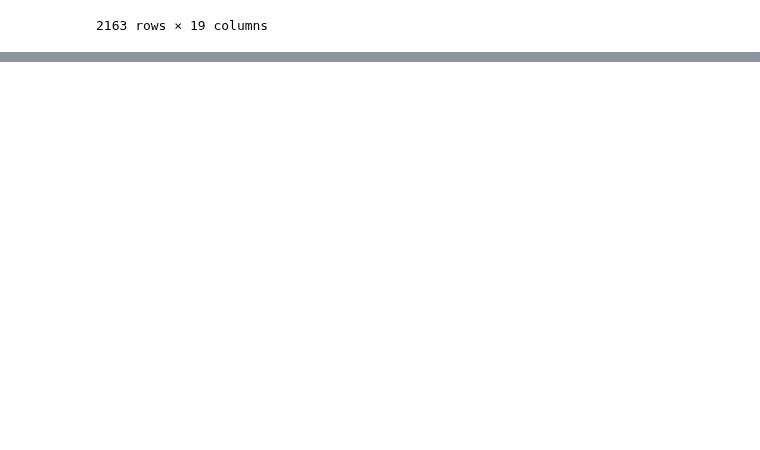
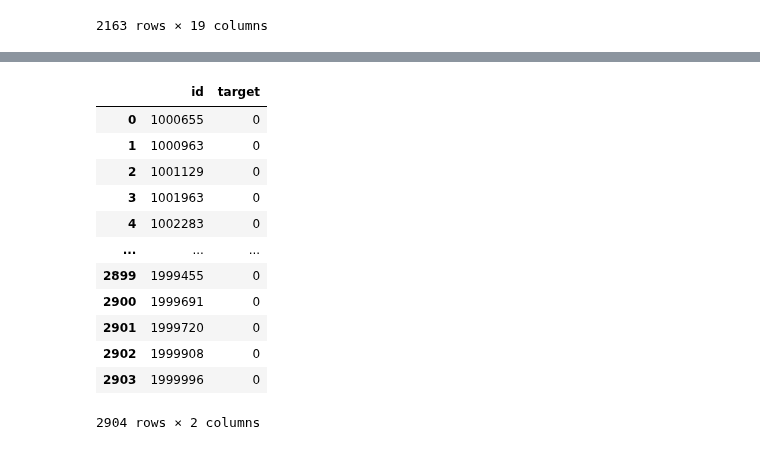
Before and after one commit to Martinoor/datascience, a Jupyter notebook: ini_test.ipynb, the cells around one changed output, grey strips where cells are left out. Drawn from its saved outputs; the diff is of its cells as text; code cells hidden in the pictures; blank space fills up the shorter version.

```diff
--- a/ini_test.ipynb
+++ b/ini_test.ipynb
@@ -79,0 +101,17 @@ if all_last:
+# %%
+df['target'] = (df['target'] > 0.5).astype(int)
+df
+# %% [output]
+|  | id | target |
+| 0 | 1000655 | 0 |
+| 1 | 1000963 | 0 |
+| 2 | 1001129 | 0 |
+| 3 | 1001963 | 0 |
+| 4 | 1002283 | 0 |
+| ... | ... | ... |
+| 2899 | 1999455 | 0 |
+| 2900 | 1999691 | 0 |
+| 2901 | 1999720 | 0 |
+| 2902 | 1999908 | 0 |
+| 2903 | 1999996 | 0 |
+2904 rows × 2 columns
```
Also changed, not shown: parts of 6 cells of this notebook, 6 other files.
